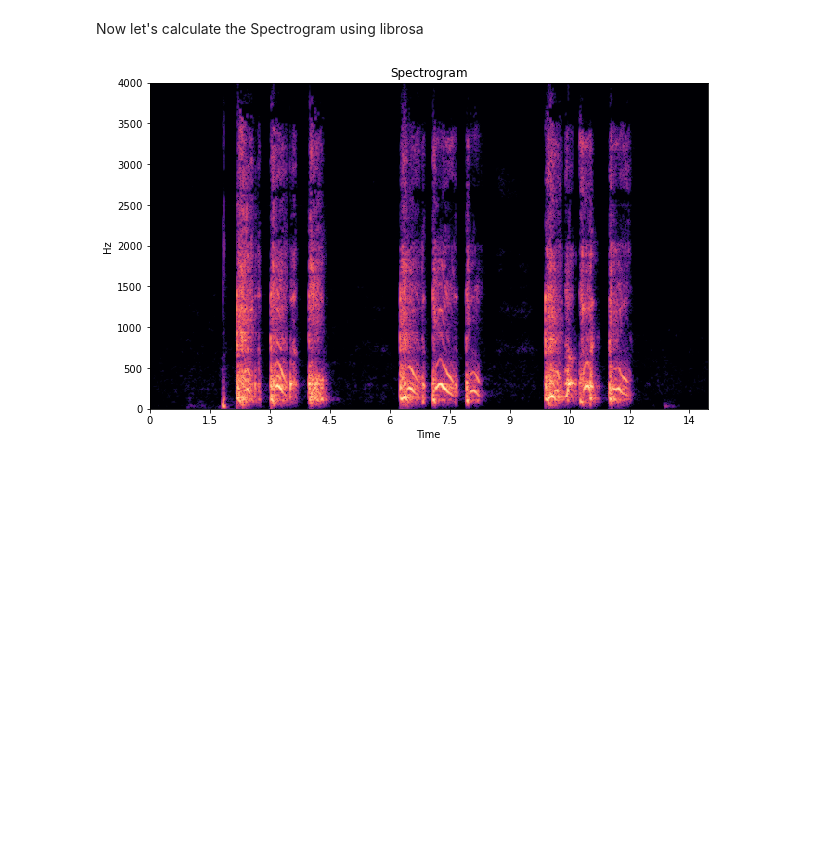
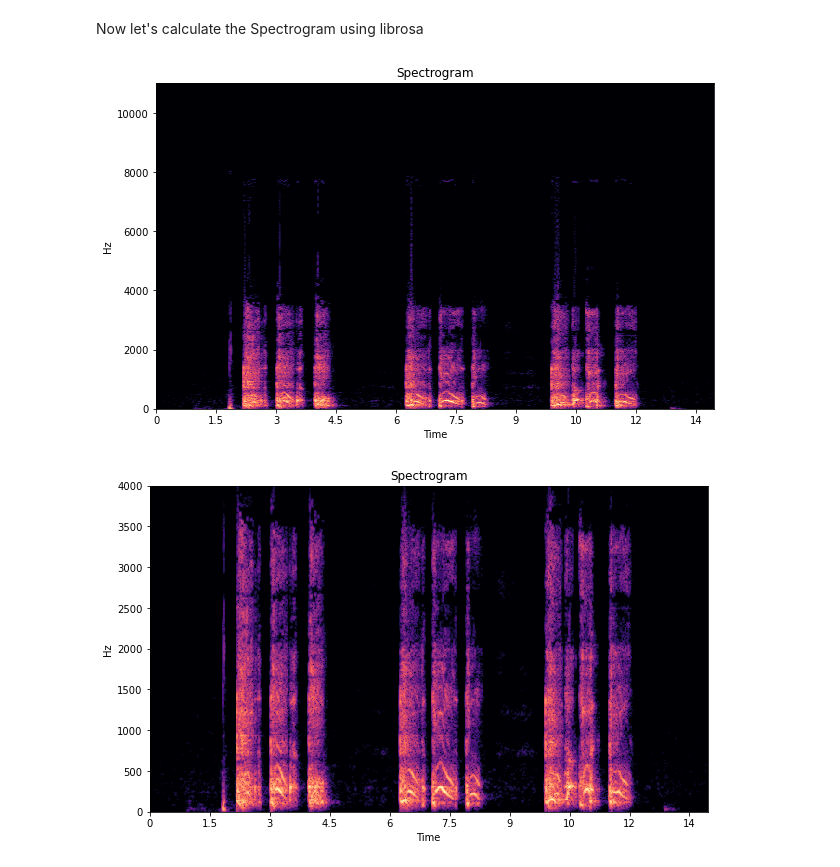
Before and after one commit to jesus-seijas-sp/covid19-cough, a Jupyter notebook: Mel Spectrogram.ipynb, the cells around one changed output. Drawn from its saved outputs; the diff is of its cells as text; code cells hidden in the pictures; blank space fills up the shorter version.

Commit message:
Adding Mel Spectrogram to notebook

```diff
--- a/Mel Spectrogram.ipynb
+++ b/Mel Spectrogram.ipynb
@@ -73,8 +100,8 @@ Duration: 7.894784580498866
 # %%
 for audio_type in audio_types:
     file_name = get_file_path(audio_type)
-    song = AudioSegment.from_mp3(file_name)
-    y, sr = librosa.core.load(file_name, sr = song.frame_rate)
+    audio = AudioSegment.from_mp3(file_name)
+    y, sr = librosa.core.load(file_name, sr = audio.frame_rate)
     plt.figure(figsize=[5, 5])
     plt.title(audio_type)
     plt.plot(y)
@@ -134,13 +161,28 @@ plt.show()
 [figure]
 # %% [markdown]
 Now let's calculate the Spectrogram using librosa
-# %%
-y, sr = librosa.core.load(default_file_path, sr=sample_rate)
-stft = np.abs(librosa.stft(y))
-plt.figure(figsize=[10,6])
-librosa.display.specshow(librosa.amplitude_to_db(stft, ref=np.max), y_axis='linear', x_axis='time')
-plt.title('Spectrogram')
-plt.ylim(0,4000)
-plt.show()
-# %% [output]
-[figure, removed]
+# %%
+def plot_spectrogram(file_path, start_hz = None, end_hz = None):
+    # Get the sample rate of the audio
+    audio = AudioSegment.from_mp3(file_path)
+    sample_rate = song.frame_rate
+    # Load the current audio with librosa
+    y, sr = librosa.core.load(default_file_path, sr=sample_rate)
+    # Calculate the Short-Time Fourier transform for the current audio
+    stft = librosa.stft(y)
+    # We prepare the plot
+    plt.figure(figsize=[10,6])
+    plt.title('Spectrogram')
+    librosa.display.specshow(librosa.amplitude_to_db(stft, ref=np.max), y_axis='linear', x_axis='time')
+    # If start_hz and end_hz are defined, set the ylim
+    if ((start_hz != None) & (end_hz != None)):
+        plt.ylim(start_hz, end_hz)
+
+    plt.show()
+# Full spectrogram with all Hz range
+plot_spectrogram(default_file_path)
+# Spectrogram focused on 0 to 4000 Hz
+plot_spectrogram(default_file_path, 0, 4000)
+# %% [output]
+[figure, added]
+[figure, added]
```
Also changed, not shown: parts of 10 cells of this notebook.
